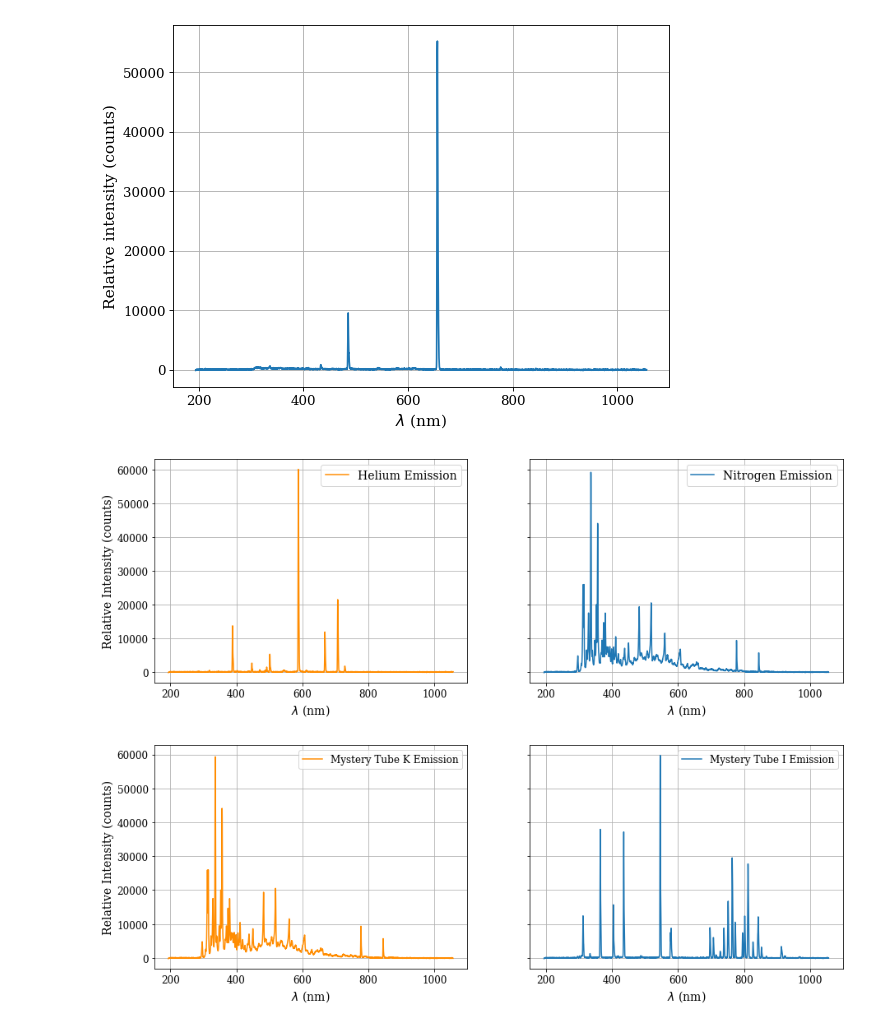
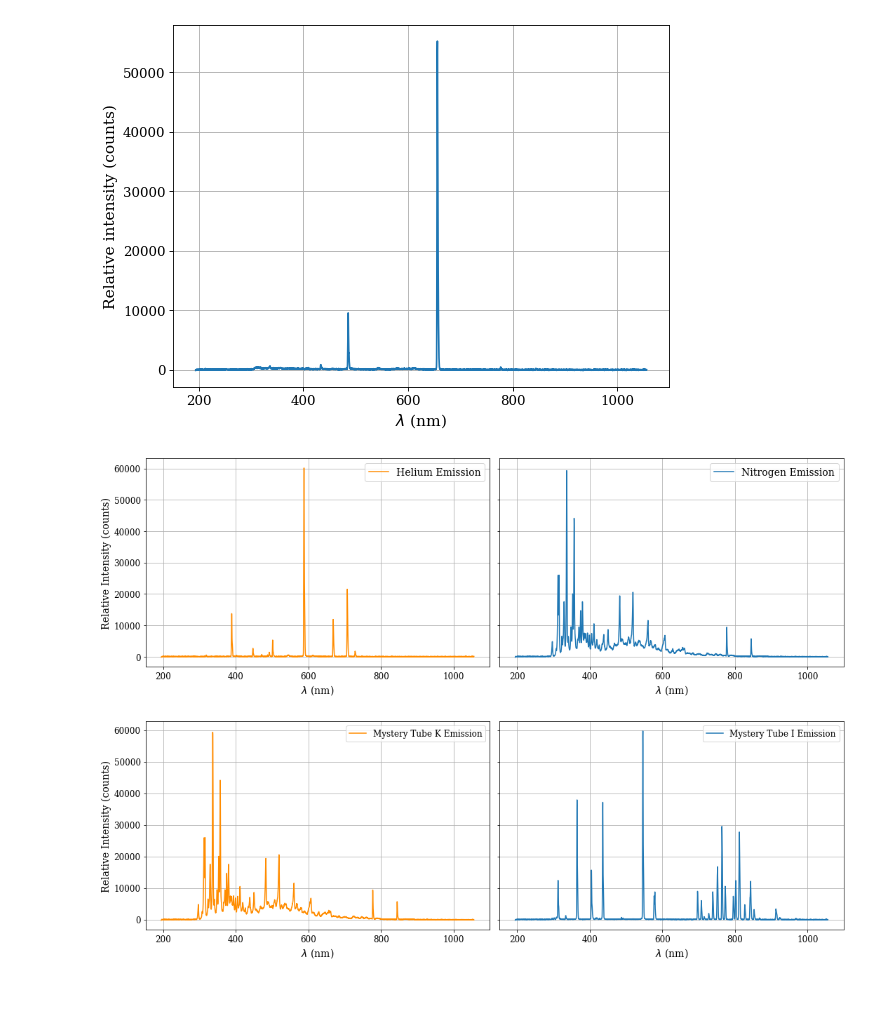
Before and after one commit to fmarrar/ae460AB6, a Jupyter notebook: Lab_5/DataAnalysis.ipynb, the cells around one changed output. Drawn from its saved outputs; the diff is of its cells as text; code cells hidden in the pictures; blank space fills up the shorter version.

Commit message:
Update plots

```diff
--- a/Lab_5/DataAnalysis.ipynb
+++ b/Lab_5/DataAnalysis.ipynb
@@ -39,17 +39,18 @@ plt.savefig('H_emission.png')
 # %%
 fig, ax = plt.subplots(1, 2, figsize=(15, 5), sharex=True, sharey=True)
 ax[0].plot(lam_He, I_He, 'darkorange', label="Helium Emission")
 ax[1].plot(lam_N, I_N, label='Nitrogen Emission')
 for i in range(2):
     ax[i].grid()
     ax[i].legend(fontsize=14)
     ax[i].tick_params(labelsize=12)
 ax[0].set_ylabel('Relative Intensity (counts)', fontsize=14)
 ax[0].set_xlabel('$\lambda$ (nm)', fontsize=14)
 ax[1].set_xlabel('$\lambda$ (nm)', fontsize=14)
+fig.tight_layout()
 fig.savefig('HevsN.png')
 # %% [output]
-[figure, old version]
+[figure, new version]
 # %%
 fig, ax = plt.subplots(1, 2, figsize=(15, 5), sharex=True, sharey=True)
 ax[0].plot(lam_K, I_K, 'darkorange', label="Mystery Tube K Emission")
@@ -61,7 +62,8 @@ for i in range(2):
 ax[0].set_ylabel('Relative Intensity (counts)', fontsize=14)
 ax[0].set_xlabel('$\lambda$ (nm)', fontsize=14)
 ax[1].set_xlabel('$\lambda$ (nm)', fontsize=14)
+fig.tight_layout()
 fig.savefig('KvsI.png')
 # %% [output]
-[figure, old version]
+[figure, new version]
 # %%
```
Also changed, not shown: parts of 2 cells of this notebook, 6 other files.
